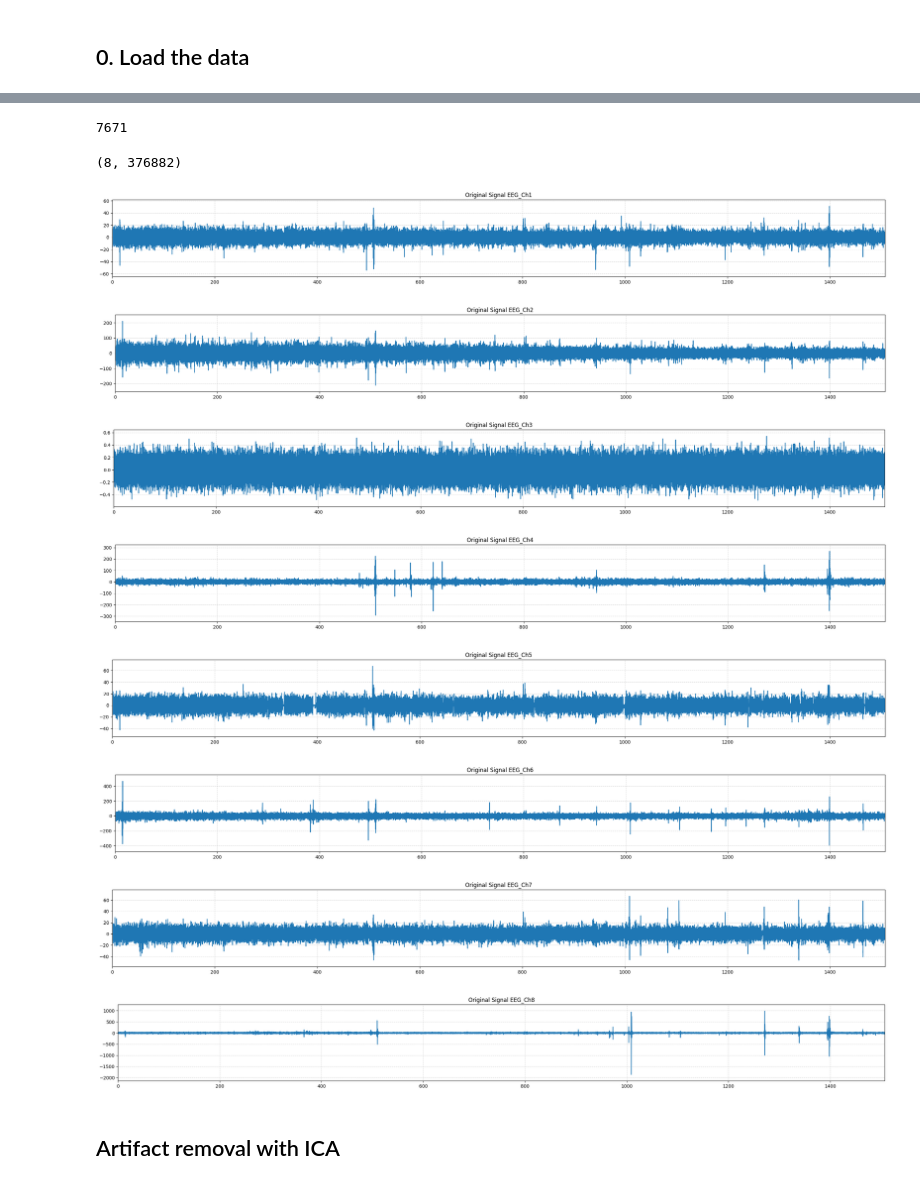
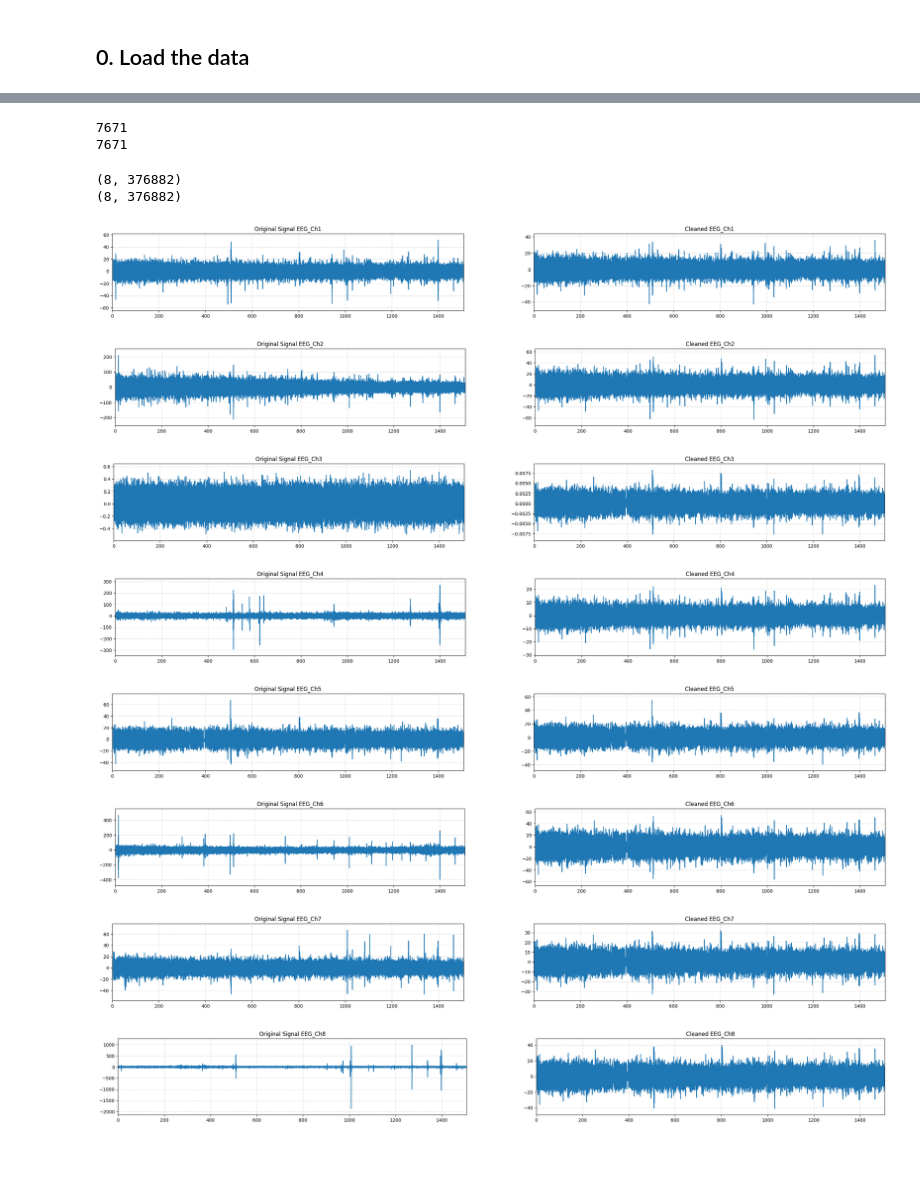
Before and after one commit to Lukas1305-red/bachelor-thesis-music-eeg-genre-classifier, a Jupyter notebook: code/denoising/denoising_nb.ipynb, the cells around one changed output, grey strips where cells are left out. Drawn from its saved outputs; the diff is of its cells as text; code cells hidden in the pictures; blank space fills up the shorter version.

```diff
--- a/code/denoising/denoising_nb.ipynb
+++ b/code/denoising/denoising_nb.ipynb
@@ -23,5 +21,6 @@ PATH_TO_DATA = "../../data/eeg_data_v3_denoised"
 # %%
 df = pd.read_pickle(f"{PATH_TO_DATA}/pickle/001.pkl")
+df_cleaned = pd.read_pickle(f"{PATH_TO_DATA_CLEANED}/pickle/001.pkl")
 df
 # %% [output]
 |  | genre | EEG_Ch1 | EEG_Ch2 | EEG_Ch3 | EEG_Ch4 | EEG_Ch5 | EEG_Ch6 | EEG_Ch7 | EEG_Ch8 |
@@ -44,8 +63,10 @@ df
 # %%
 # Check whether the shape seems right
-len(df.loc["Song0", "EEG_Ch1"])
+print(len(df.loc["Song0", "EEG_Ch1"]))
+print(len(df_cleaned.loc["Song0", "EEG_Ch1"]))
 # %% [output]
 7671
+7671
 # %%
 # For frequency filtering, all signal data has to be concatanated since we have to look at the whole session
 # we therefore need to concatenate all arrays of each channel and store in a list, where each segment starts/ends
@@ -59,38 +80,55 @@ def get_concatentated_channel_data(channel_name):
     ret.extend(arr)
     offsets.append(len(arr))
   return ret, offsets
+
+def get_concatentated_channel_data_cleaned(channel_name):
+  column = df_cleaned[channel_name] # get the channel
+  ret = []
+  offsets = []
+  for i in range(len(column)):
+    arr = column.iloc[i]
+    ret.extend(arr)
+    offsets.append(len(arr))
+  return ret, offsets
 # %%
-offset_accumulated_list = []
 channel_data_list = []
+cleaned_channel_data_list = []
 for i in range(1, 9, 1):
   concatenated_channel_data, offsets = get_concatentated_channel_data(f"EEG_Ch{i}")
   channel_data_list.append(concatenated_channel_data)
-  offset_accumulated_list.append(offsets)
+  concatenated_channel_data_cleaned, offsets_cleaned = get_concatentated_channel_data_cleaned(f"EEG_Ch{i}")
+  cleaned_channel_data_list.append(concatenated_channel_data_cleaned)
 # %%
 print(np.shape(channel_data_list))
+print(np.shape(cleaned_channel_data_list))
 # %% [output]
 (8, 376882)
+(8, 376882)
 # %%
 channel_data_list_np = np.array(channel_data_list)
+cleaned_channel_data_list_np = np.array(cleaned_channel_data_list)
 # %%
 # visualize channels to see whether it is denoised
 sample_rate = 250
 for i in range (channel_data_list_np.shape[0]):
   times = np.arange(len(channel_data_list_np[i]))/sample_rate
-  fig, ax1 = plt.subplots(1, 1, figsize=(30, 3))
+  fig, (ax1, ax2) = plt.subplots(1, 2, figsize=(30, 3))
   ax1.plot(times, channel_data_list_np[i])
   ax1.set_title(f"Original Signal EEG_Ch{i+1}")
   ax1.margins(0, .1)
   ax1.grid(alpha=.5, ls='--')
+
+  ax2.plot(times, cleaned_channel_data_list_np[i])
+  ax2.set_title(f"Cleaned EEG_Ch{i+1}")
+  ax2.margins(0, .1)
+  ax2.grid(alpha=.5, ls='--')
   plt.show()
 # %% [output]
-[figure, old version]
+[figure, new version]
-[figure, old version]
+[figure, new version]
-[figure, old version]
+[figure, new version]
-[figure, old version]
+[figure, new version]
-[figure, old version]
+[figure, new version]
-[figure, old version]
+[figure, new version]
-[figure, old version]
+[figure, new version]
-[figure, old version]
+[figure, new version]
-# %% [markdown]
-## Artifact removal with ICA
```
Also changed, not shown: parts of 8 cells of this notebook, 2 other files.
